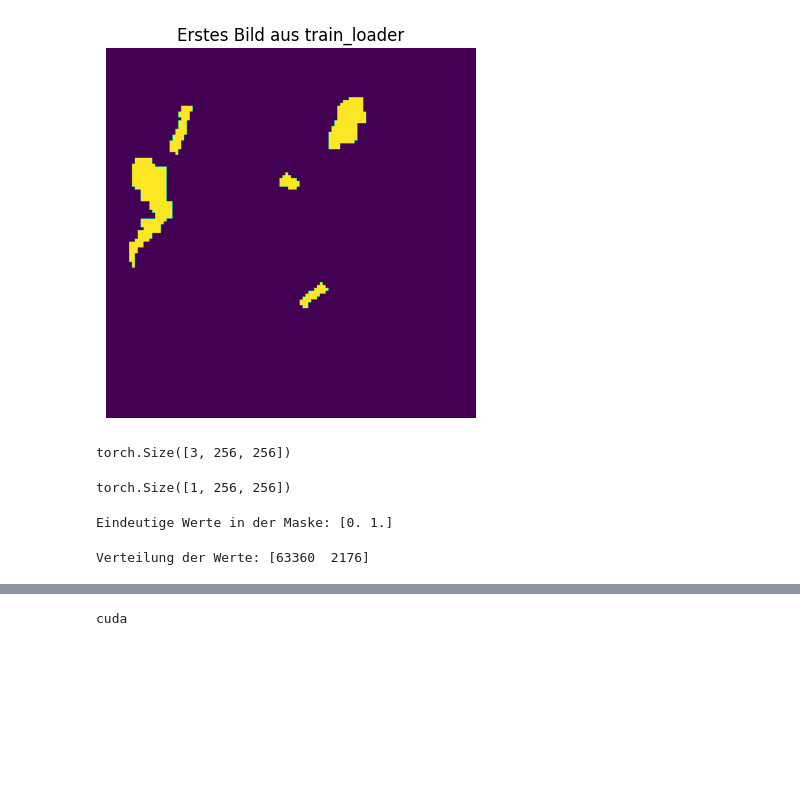
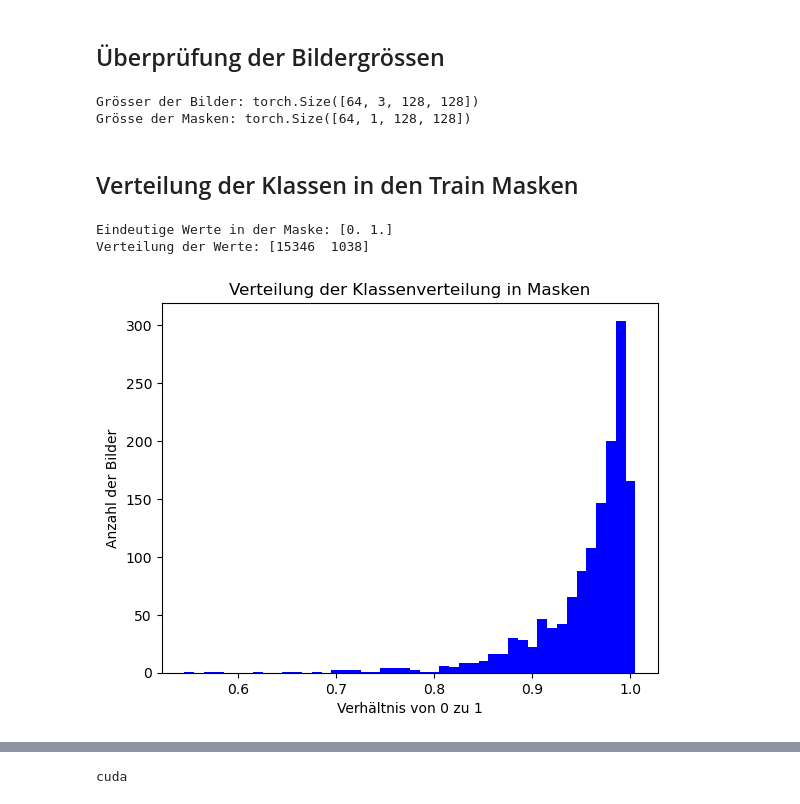
Before and after one commit to patschue/DLBS_landslides, a Jupyter notebook: first_try.ipynb, the cells around one changed output, grey strips where cells are left out. Cells and saved outputs as stored; diff of their text form; code cells hidden in the pictures; blank space fills up the shorter version.

```diff
--- a/first_try.ipynb
+++ b/first_try.ipynb
@@ -146,13 +245,0 @@ plt.show()
-# %%
-import matplotlib.pyplot as plt
-
-# Eine Charge von Daten aus dem DataLoader holen
-images, masks = next(iter(train_loader))
-
-# Das erste Bild aus dieser Charge extrahieren und anzeigen
-image = images[0].numpy().transpose((1, 2, 0))  # die Dimensionen ändern, um die Form (H, W, C) zu erhalten
-
-plt.imshow(image)
-plt.title('Erstes Bild aus train_loader')
-plt.axis('off')
-plt.show()
@@ -165,34 +246,47 @@ len(images)
-# %%
-image = masks[0].numpy().transpose((1, 2, 0))  # die Dimensionen ändern, um die Form (H, W, C) zu erhalten
-
-plt.imshow(image)
-plt.title('Erstes Bild aus train_loader')
-plt.axis('off')
-plt.show()
-# %% [output]
-[figure, removed]
-# %%
-images[0].shape
-# %% [output]
-torch.Size([3, 256, 256])
-# %%
-masks[0].shape
-# %% [output]
-torch.Size([1, 256, 256])
+# %% [markdown]
+## Überprüfung der Bildergrössen
+# %%
+print("Grösser der Bilder:", images.shape)
+print("Grösse der Masken:", masks.shape)
+# %% [output]
+Grösser der Bilder: torch.Size([64, 3, 128, 128])
+Grösse der Masken: torch.Size([64, 1, 128, 128])
+# %% [markdown]
+## Verteilung der Klassen in den Train Masken
 # %%
-from PIL import Image
-import numpy as np
-
-# mask_path = "data/train/masks/mask_0.png"
-
 mask_array = masks[0]
 
 unique_values = np.unique(mask_array)
 print("Eindeutige Werte in der Maske:", unique_values)
+
+value_counts = np.bincount(mask_array.flatten())
+print("Verteilung der Werte:", value_counts)
 # %% [output]
 Eindeutige Werte in der Maske: [0. 1.]
+Verteilung der Werte: [15346  1038]
-# %%
-value_counts = np.bincount(mask_array.flatten())
-print("Verteilung der Werte:", value_counts)
-# %% [output]
-Verteilung der Werte: [63360  2176]
+# %%
+# Code mit ChatGPT erstellt
+
+# Initialisieren Sie den Zähler
+ratio_counter = defaultdict(int)
+
+# Berechnen Sie das Verhältnis von 0 zu 1 für jedes Bild
+for _, masks in eda_train_loader:
+    for mask in masks:
+        total_pixels = mask.numel()
+        count_1 = torch.sum(mask).item()
+        count_0 = total_pixels - count_1
+        ratio = round(count_0 / (count_0 + count_1), 2)  # Rundet das Verhältnis auf zwei Dezimalstellen
+        ratio_counter[ratio] += 1
+
+# Erstellen Sie ein Histogramm mit matplotlib
+ratios = list(ratio_counter.keys())
+counts = [ratio_counter[ratio] for ratio in ratios]
+
+plt.bar(ratios, counts, width=0.01, color='blue')
+plt.xlabel('Verhältnis von 0 zu 1')
+plt.ylabel('Anzahl der Bilder')
+plt.title('Verteilung der Klassenverteilung in Masken')
+plt.show()
+# %% [output]
+[figure, added]
```
Also changed, not shown: parts of 22 cells of this notebook.
